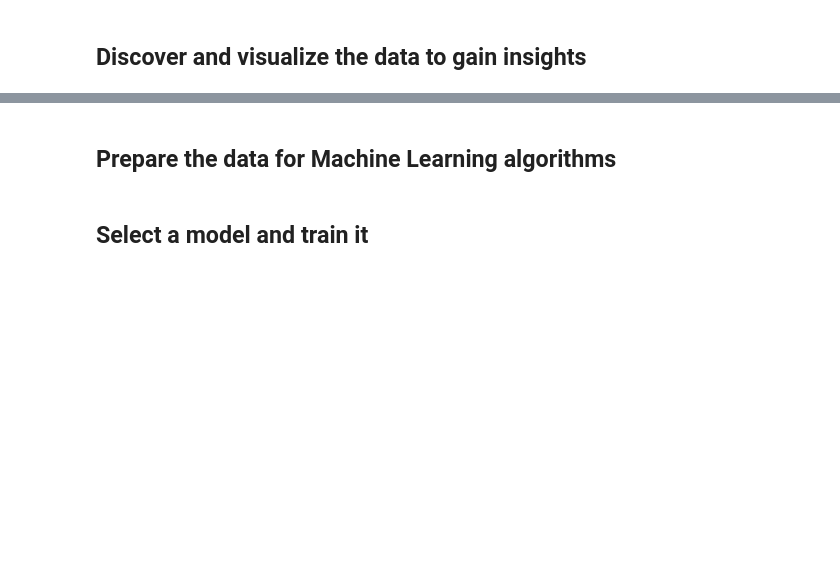
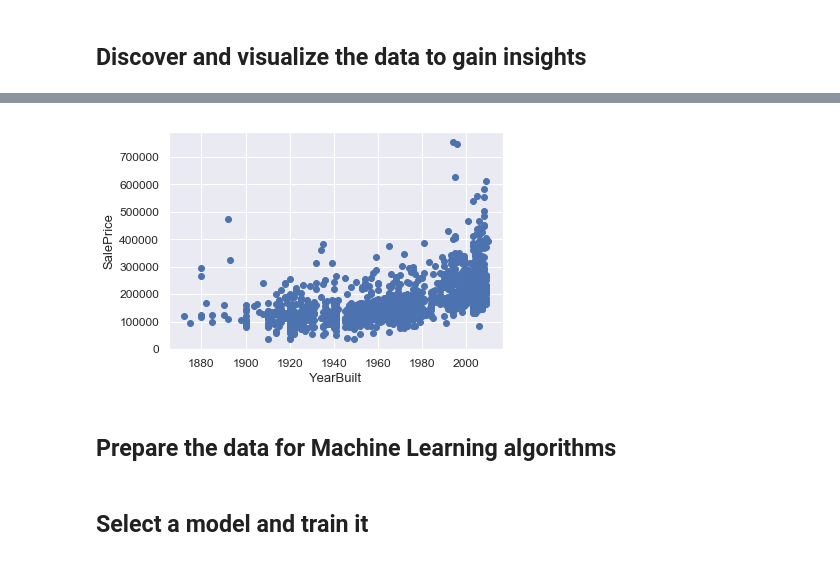
Before and after one commit to h182032/DAT158-Assignment2, a Jupyter notebook: Assignment2.ipynb, the cells around one changed output, grey strips where cells are left out. Cells and saved outputs as stored; diff of their text form; code cells hidden in the pictures; blank space fills up the shorter version.

```diff
--- a/Assignment2.ipynb
+++ b/Assignment2.ipynb
@@ -123,3 +124,11 @@ sns.pairplot(train, vars=['ip', 'device', 'os', 'is_attributed'])
+# %%
+fig, ax = plt.subplots()
+ax.scatter(x = train['YearBuilt'], y = train['SalePrice'])
+plt.ylabel('SalePrice', fontsize=13)
+plt.xlabel('YearBuilt', fontsize=13)
+plt.show()
+# %% [output]
+[figure, added]
 # %% [markdown]
 ## Prepare the data for Machine Learning algorithms
 # %% [markdown]
```
Also changed, not shown: parts of 16 cells of this notebook.
